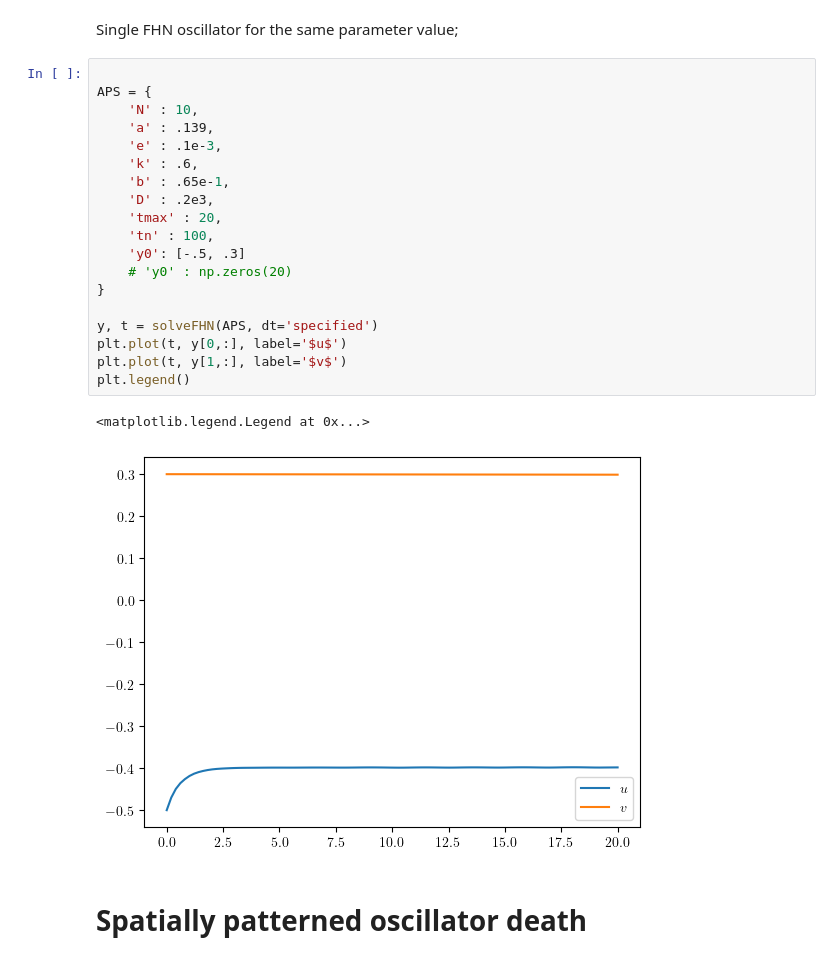
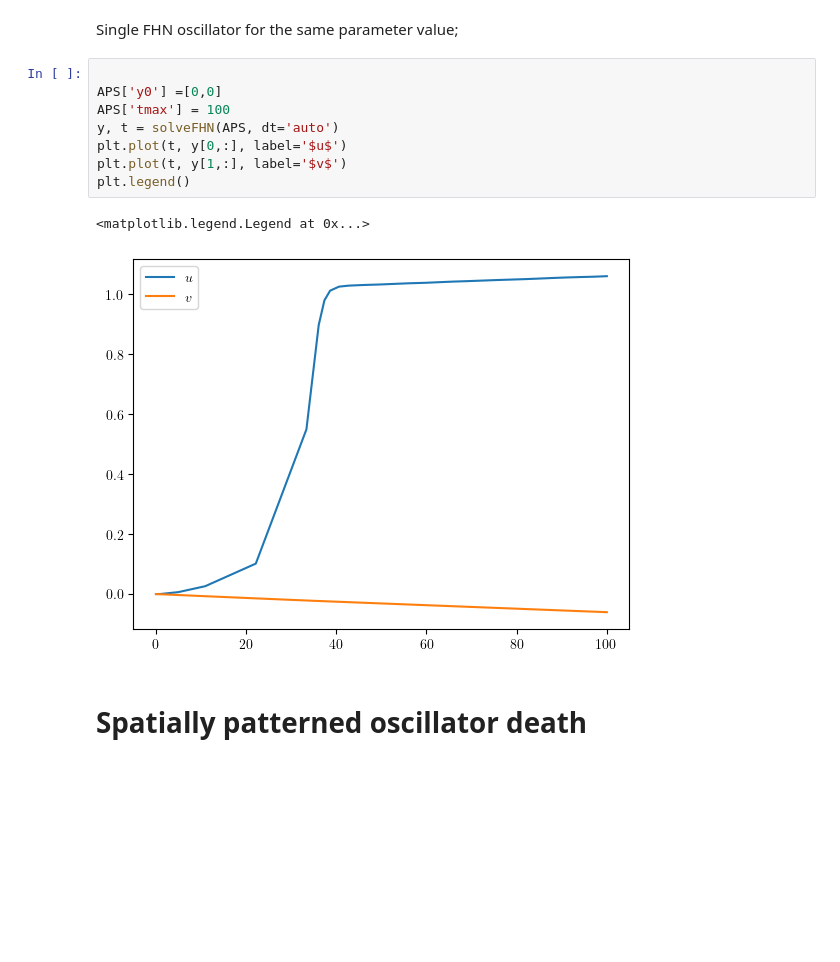
Before and after one commit to akshaysanjeevk/FHN-Relaxed-Oscillators, a Jupyter notebook: reboot/test.ipynb, the cells around one changed output. Drawn from its saved outputs; the diff is of its cells as text; blank space fills up the shorter version.

```diff
--- a/reboot/test.ipynb
+++ b/reboot/test.ipynb
@@ -76,26 +76,15 @@ solve_plot(APS)
 Single FHN oscillator for the same parameter value;
 # %%
 
-APS = {
-    'N' : 10,
-    'a' : .139,
-    'e' : .1e-3,
-    'k' : .6,
-    'b' : .65e-1,
-    'D' : .2e3,
-    'tmax' : 20,
-    'tn' : 100,
-    'y0': [-.5, .3]
-    # 'y0' : np.zeros(20)
-}
-
-y, t = solveFHN(APS, dt='specified')
+APS['y0'] =[0,0]
+APS['tmax'] = 100
+y, t = solveFHN(APS, dt='auto')
 plt.plot(t, y[0,:], label='$u$')
 plt.plot(t, y[1,:], label='$v$')
 plt.legend()
 # %% [output]
 <matplotlib.legend.Legend at 0x...>
-[figure, old version]
+[figure, new version]
 # %% [markdown]
 # Spatially patterned oscillator death
 # %%
```
Also changed, not shown: parts of 4 cells of this notebook.
